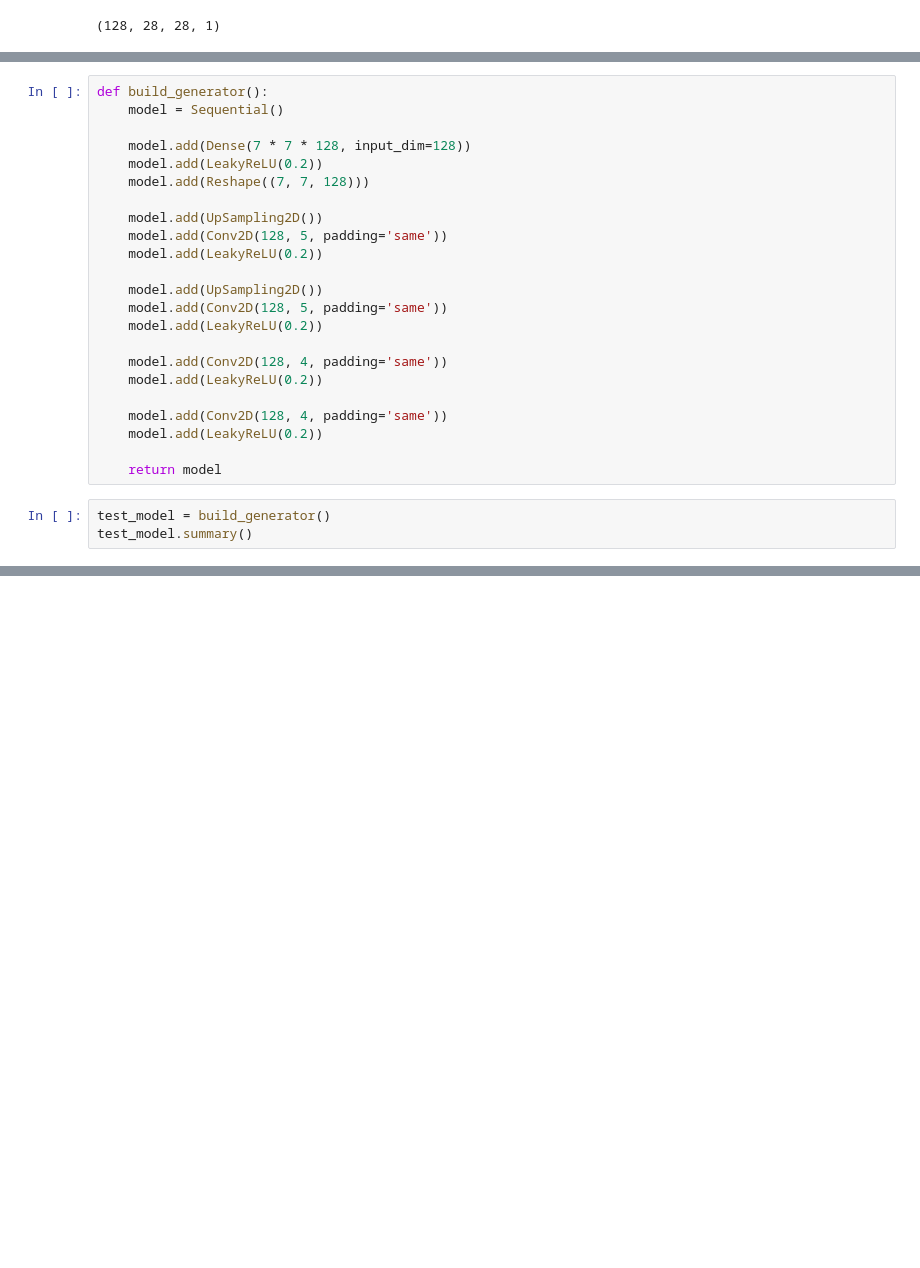
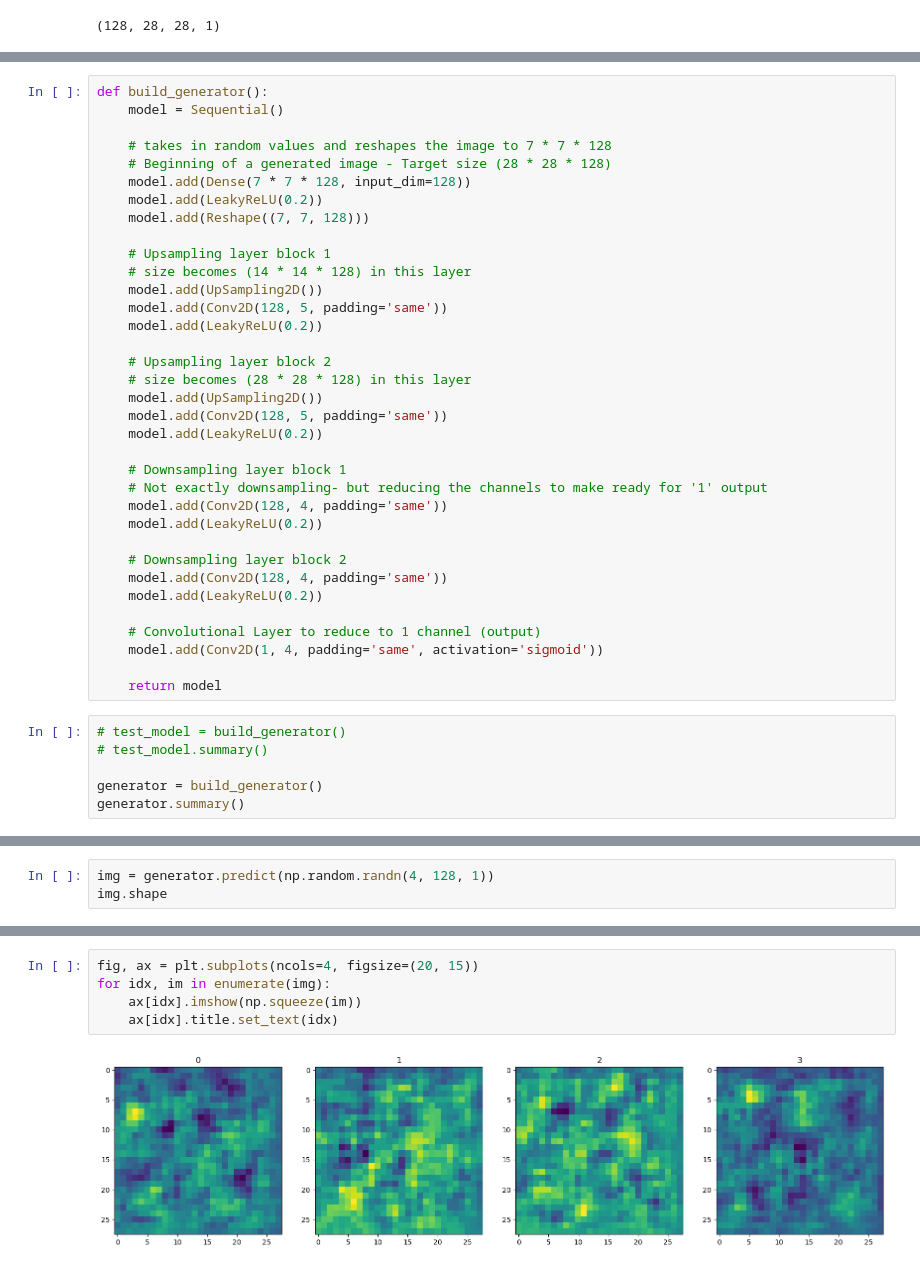
Before and after one commit to rohit-sram/Generating-Images-GAN, a Jupyter notebook: fashion_GAN.ipynb, the cells around one changed output, grey strips where cells are left out. Cells and saved outputs as stored; diff of their text form; blank space fills up the shorter version.

Commit message:
Generator built.

```diff
--- a/fashion_GAN.ipynb
+++ b/fashion_GAN.ipynb
@@ -143,28 +99,43 @@ from tensorflow.keras.layers import Conv2D, Dense, Flatten, LeakyReLU, Reshape,
 def build_generator():
     model = Sequential()
 
+    # takes in random values and reshapes the image to 7 * 7 * 128
+    # Beginning of a generated image - Target size (28 * 28 * 128)
     model.add(Dense(7 * 7 * 128, input_dim=128))
     model.add(LeakyReLU(0.2))
     model.add(Reshape((7, 7, 128)))
 
+    # Upsampling layer block 1
+    # size becomes (14 * 14 * 128) in this layer
     model.add(UpSampling2D())
     model.add(Conv2D(128, 5, padding='same'))
     model.add(LeakyReLU(0.2))
 
+    # Upsampling layer block 2
+    # size becomes (28 * 28 * 128) in this layer
     model.add(UpSampling2D())
     model.add(Conv2D(128, 5, padding='same'))
     model.add(LeakyReLU(0.2))
 
+    # Downsampling layer block 1
+    # Not exactly downsampling- but reducing the channels to make ready for '1' output
     model.add(Conv2D(128, 4, padding='same'))
     model.add(LeakyReLU(0.2))
 
+    # Downsampling layer block 2
     model.add(Conv2D(128, 4, padding='same'))
     model.add(LeakyReLU(0.2))
 
+    # Convolutional Layer to reduce to 1 channel (output)
+    model.add(Conv2D(1, 4, padding='same', activation='sigmoid'))
+
     return model
 # %%
-test_model = build_generator()
-test_model.summary()
+# test_model = build_generator()
+# test_model.summary()
+
+generator = build_generator()
+generator.summary()
 # %% [output]
 Model: "sequential"
 _________________________________________________________________
@@ -182,2 +155,5 @@ Trainable params: 809088 (3.09 MB)
 Non-trainable params: 0 (0.00 Byte)
 _________________________________________________________________
+# %%
+img = generator.predict(np.random.randn(4, 128, 1))
+img.shape
@@ -183,0 +164,7 @@ _________________________________________________________________
+# %%
+fig, ax = plt.subplots(ncols=4, figsize=(20, 15))
+for idx, im in enumerate(img):
+    ax[idx].imshow(np.squeeze(im))
+    ax[idx].title.set_text(idx)
+# %% [output]
+[figure, added]
```
Also changed, not shown: parts of 23 cells of this notebook.
